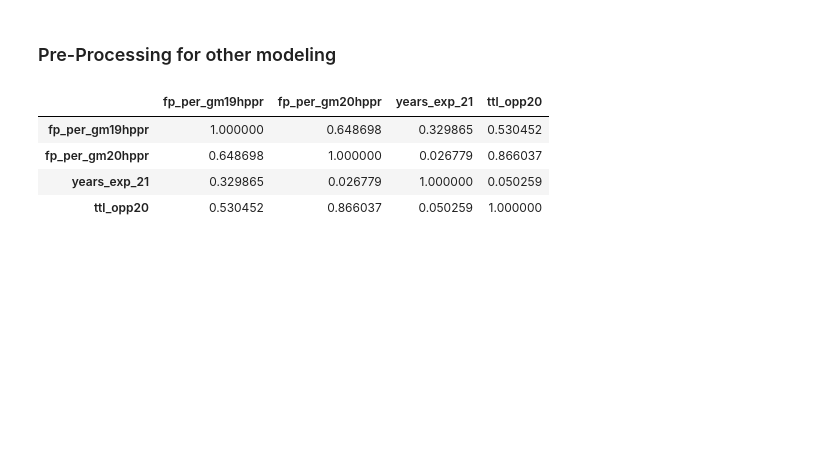
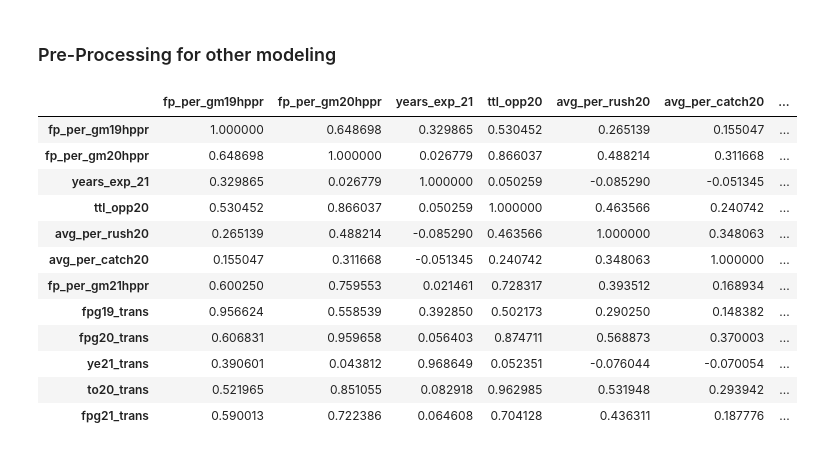
Before and after one commit to stephenkuc/Predicting_Fantasy_Football_Scores, a Jupyter notebook: FF_Modeling.ipynb, the cells around one changed output. Drawn from its saved outputs; the diff is of its cells as text; code cells hidden in the pictures; blank space fills up the shorter version.

```diff
--- a/FF_Modeling.ipynb
+++ b/FF_Modeling.ipynb
@@ -183,13 +183,21 @@ AttributeError: 'NoneType' object has no attribute 'splitlines'
 # %% [markdown]
 ### Pre-Processing for other modeling
 # %%
-rb_X.corr()
+rb_trans.corr()
 # %% [output]
-|  | fp_per_gm19hppr | fp_per_gm20hppr | years_exp_21 | ttl_opp20 |
-| fp_per_gm19hppr | 1.000000 | 0.648698 | 0.329865 | 0.530452 |
-| fp_per_gm20hppr | 0.648698 | 1.000000 | 0.026779 | 0.866037 |
-| years_exp_21 | 0.329865 | 0.026779 | 1.000000 | 0.050259 |
-| ttl_opp20 | 0.530452 | 0.866037 | 0.050259 | 1.000000 |
+|  | fp_per_gm19hppr | fp_per_gm20hppr | years_exp_21 | ttl_opp20 | avg_per_rush20 | avg_per_catch20 | ... |
+| fp_per_gm19hppr | 1.000000 | 0.648698 | 0.329865 | 0.530452 | 0.265139 | 0.155047 | ... |
+| fp_per_gm20hppr | 0.648698 | 1.000000 | 0.026779 | 0.866037 | 0.488214 | 0.311668 | ... |
+| years_exp_21 | 0.329865 | 0.026779 | 1.000000 | 0.050259 | -0.085290 | -0.051345 | ... |
+| ttl_opp20 | 0.530452 | 0.866037 | 0.050259 | 1.000000 | 0.463566 | 0.240742 | ... |
+| avg_per_rush20 | 0.265139 | 0.488214 | -0.085290 | 0.463566 | 1.000000 | 0.348063 | ... |
+| avg_per_catch20 | 0.155047 | 0.311668 | -0.051345 | 0.240742 | 0.348063 | 1.000000 | ... |
+| fp_per_gm21hppr | 0.600250 | 0.759553 | 0.021461 | 0.728317 | 0.393512 | 0.168934 | ... |
+| fpg19_trans | 0.956624 | 0.558539 | 0.392850 | 0.502173 | 0.290250 | 0.148382 | ... |
+| fpg20_trans | 0.606831 | 0.959658 | 0.056403 | 0.874711 | 0.568873 | 0.370003 | ... |
+| ye21_trans | 0.390601 | 0.043812 | 0.968649 | 0.052351 | -0.076044 | -0.070054 | ... |
+| to20_trans | 0.521965 | 0.851055 | 0.082918 | 0.962985 | 0.531948 | 0.293942 | ... |
+| fpg21_trans | 0.590013 | 0.722386 | 0.064608 | 0.704128 | 0.436311 | 0.187776 | ... |
 # %%
 rb_X.describe()
 # %% [output]
```
Also changed, not shown: parts of 24 cells of this notebook.
